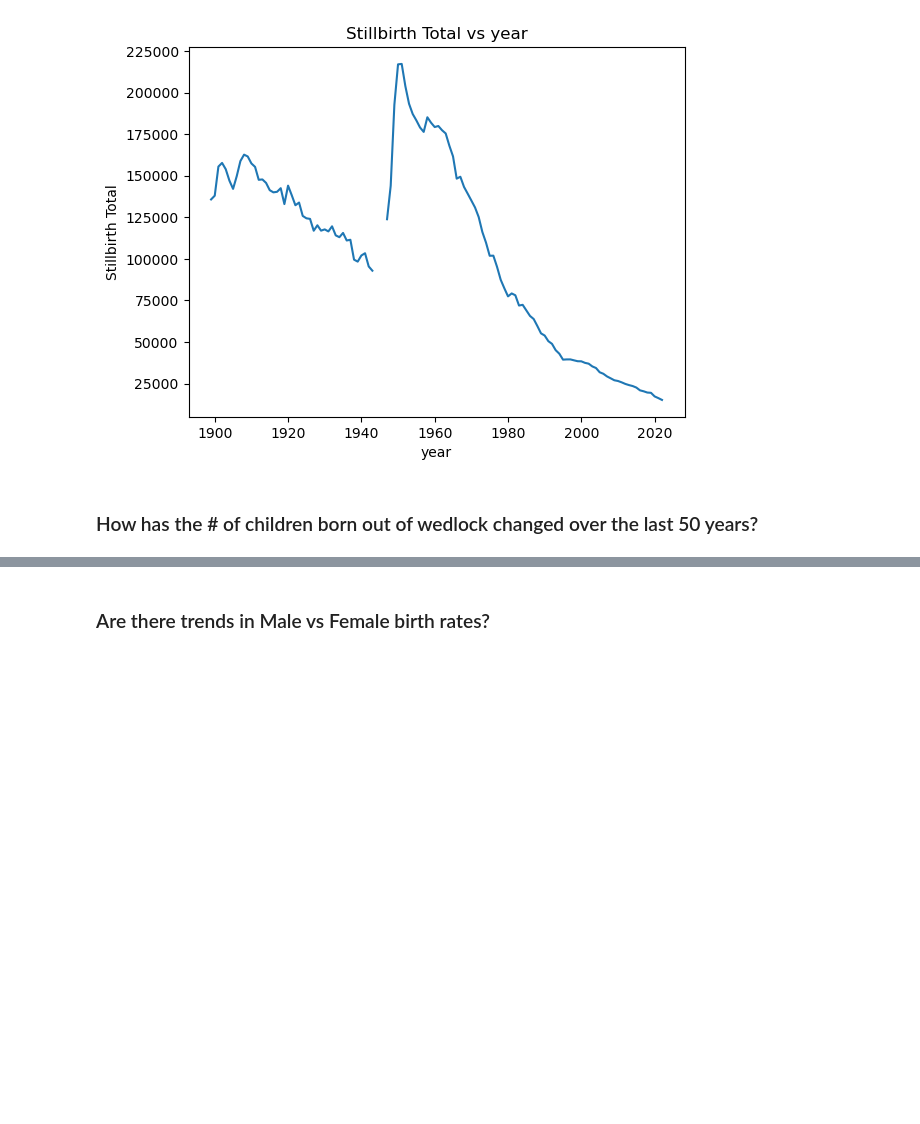
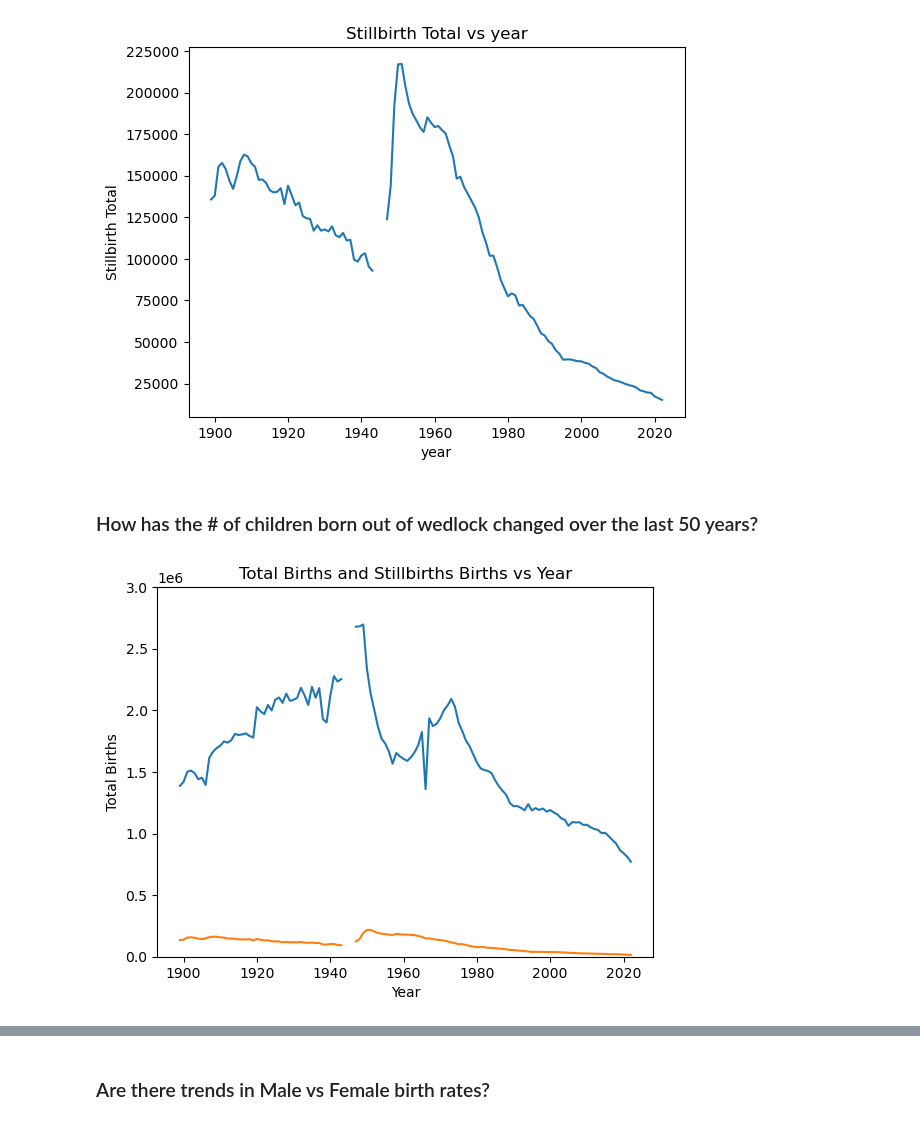
Before and after one commit to schr0841/project-1-group-7, a Jupyter notebook: project1group7.ipynb, the cells around one changed output, grey strips where cells are left out. Cells and saved outputs as stored; diff of their text form; code cells hidden in the pictures; blank space fills up the shorter version.

```diff
--- a/project1group7.ipynb
+++ b/project1group7.ipynb
@@ -70,3 +70,21 @@ plt.show()
 [figure]
 # %% [markdown]
 ### How has the # of children born out of wedlock changed over the last 50 years?
+# %%
+#Plot stillbirths as % of total live births
+
+#x=japan_pd['year']
+#y1=japan_pd['birth_total']
+#y2=japan_pd['stillbirth_total']
+
+fig, ax=plt.subplots()
+ax.plot(japan_pd['year'], japan_pd['birth_total'], label="Total Live Births")
+ax.plot(japan_pd['year'],japan_pd['stillbirth_total'], label="Ex-Nuptial Births")
+plt.xlabel("Year")
+plt.ylabel('Total Births')
+plt.ylim(0, 3000000)
+plt.title("Total Births and Stillbirths Births vs Year")
+
+plt.show()
+# %% [output]
+[figure, added]
```
Also changed, not shown: parts of 7 cells of this notebook.
